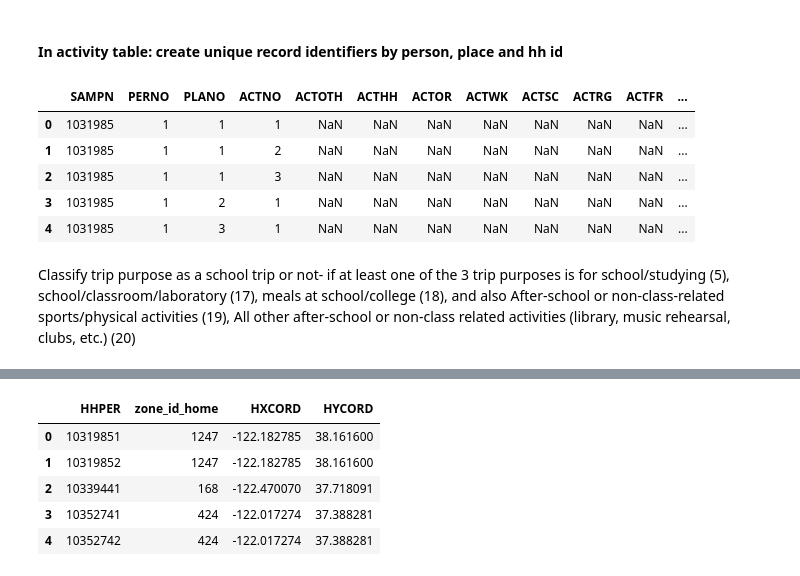
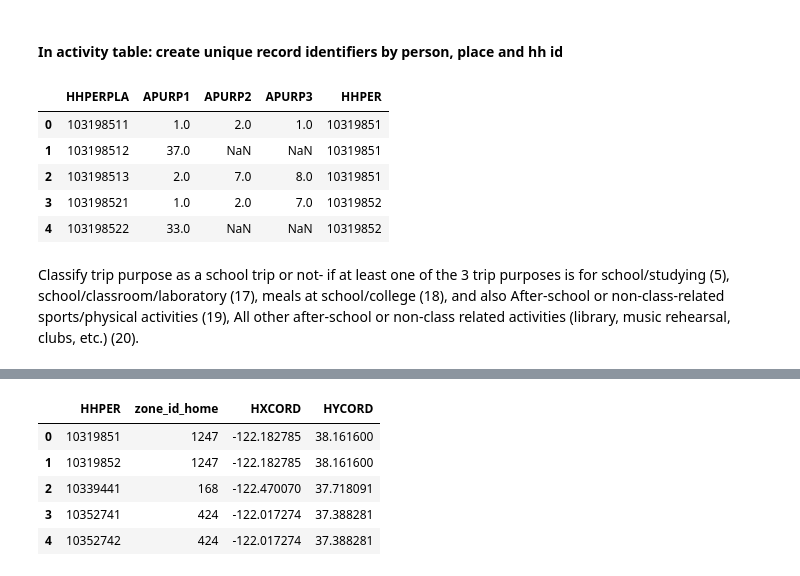
Before and after one commit to ual/ual_model_workspace, a Jupyter notebook: spring-2019-models/notebooks-amelia/clean CHTS data for school mode choice.ipynb, the cells around one changed output, grey strips where cells are left out. Cells and saved outputs as stored; diff of their text form; code cells hidden in the pictures.

```diff
--- a/spring-2019-models/notebooks-amelia/clean CHTS data for school mode choice.ipynb
+++ b/spring-2019-models/notebooks-amelia/clean CHTS data for school mode choice.ipynb
@@ -1,9 +0,0 @@
-# %%
-import pandas as pd
-# import pandana as pdna
-import time
-import numpy as np
-import matplotlib.pyplot as plt
-import os
-
-pd.options.display.max_columns = 80
@@ -52,24 +94,24 @@ place1.head()
 # %% [markdown]
 #### In activity table: create unique record identifiers by person, place and hh id
 # %%
-activity['HHPER'] = activity['SAMPN'].map(str) + activity['PERNO'].map(str)
-activity['HHPERPLA'] = activity['HHPER'].map(str) + activity['PLANO'].map(str)
-activity['count'] = activity.groupby('HHPERPLA').cumcount() +1 #group by unique person-hh-place key, to account
+# activity['HHPER'] = activity['SAMPN'].map(str) + activity['PERNO'].map(str)
+# activity['HHPERPLA'] = activity['HHPER'].map(str) + activity['PLANO'].map(str)
+# activity['count'] = activity.groupby('HHPERPLA').cumcount() +1 #group by unique person-hh-place key, to account
 #for the same person going to the same place but doing different activities, and therefore having different
 #trip purposes. cumcount() +1 numbers these different activities for the same person-place trip
 activity2 = activity.pivot(index='HHPERPLA', columns='count', values='APURP').reset_index()
 # #then take these person-place grouped entries and articulate the different activity purposes (up to 3)
 activity2.columns = ['HHPERPLA', 'APURP1', 'APURP2', 'APURP3']
-
-activity.head()
+activity2["HHPER"] = activity2["HHPERPLA"].apply(lambda x: x[:-1])
+activity2.head()
 # %% [output]
-|  | SAMPN | PERNO | PLANO | ACTNO | ACTOTH | ACTHH | ACTOR | ACTWK | ACTSC | ACTRG | ACTFR | ... |
-| 0 | 1031985 | 1 | 1 | 1 | NaN | NaN | NaN | NaN | NaN | NaN | NaN | ... |
-| 1 | 1031985 | 1 | 1 | 2 | NaN | NaN | NaN | NaN | NaN | NaN | NaN | ... |
-| 2 | 1031985 | 1 | 1 | 3 | NaN | NaN | NaN | NaN | NaN | NaN | NaN | ... |
-| 3 | 1031985 | 1 | 2 | 1 | NaN | NaN | NaN | NaN | NaN | NaN | NaN | ... |
-| 4 | 1031985 | 1 | 3 | 1 | NaN | NaN | NaN | NaN | NaN | NaN | NaN | ... |
+|  | HHPERPLA | APURP1 | APURP2 | APURP3 | HHPER |
+| 0 | 103198511 | 1.0 | 2.0 | 1.0 | 10319851 |
+| 1 | 103198512 | 37.0 | NaN | NaN | 10319851 |
+| 2 | 103198513 | 2.0 | 7.0 | 8.0 | 10319851 |
+| 3 | 103198521 | 1.0 | 2.0 | 7.0 | 10319852 |
+| 4 | 103198522 | 33.0 | NaN | NaN | 10319852 |
 # %% [markdown]
 Classify trip purpose as a school trip or not- if at least one of the 3 trip purposes is for school/studying (5),
 school/classroom/laboratory (17), meals at school/college (18), and also After-school or non-class-related
-sports/physical activities (19),  All other after-school or non-class related activities (library, music rehearsal, clubs, etc.) (20)
+sports/physical activities (19),  All other after-school or non-class related activities (library, music rehearsal, clubs, etc.) (20).
```
Also changed, not shown: parts of 32 cells of this notebook.
